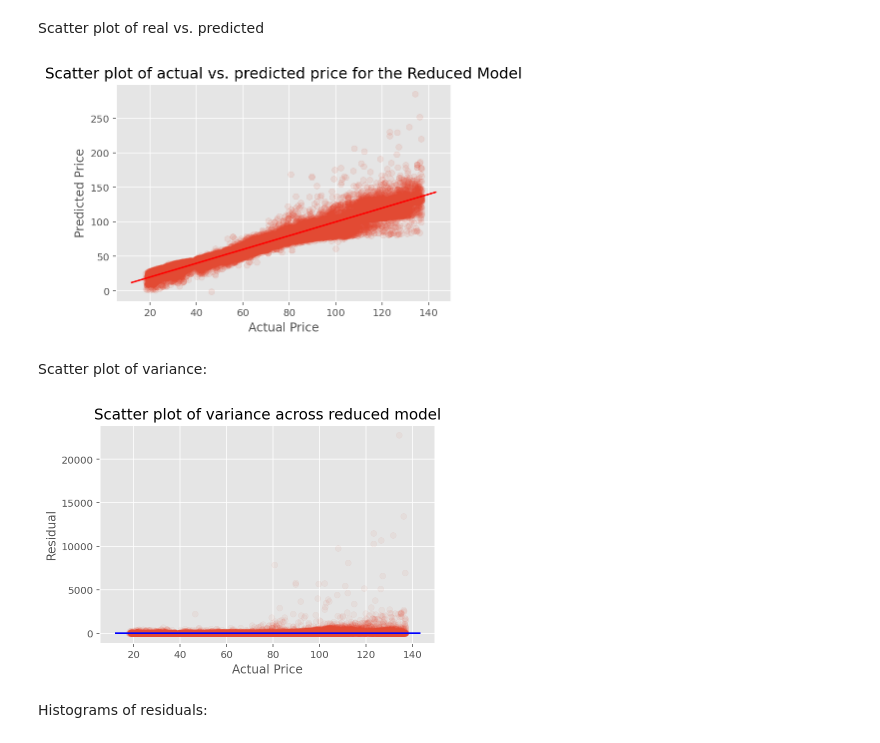
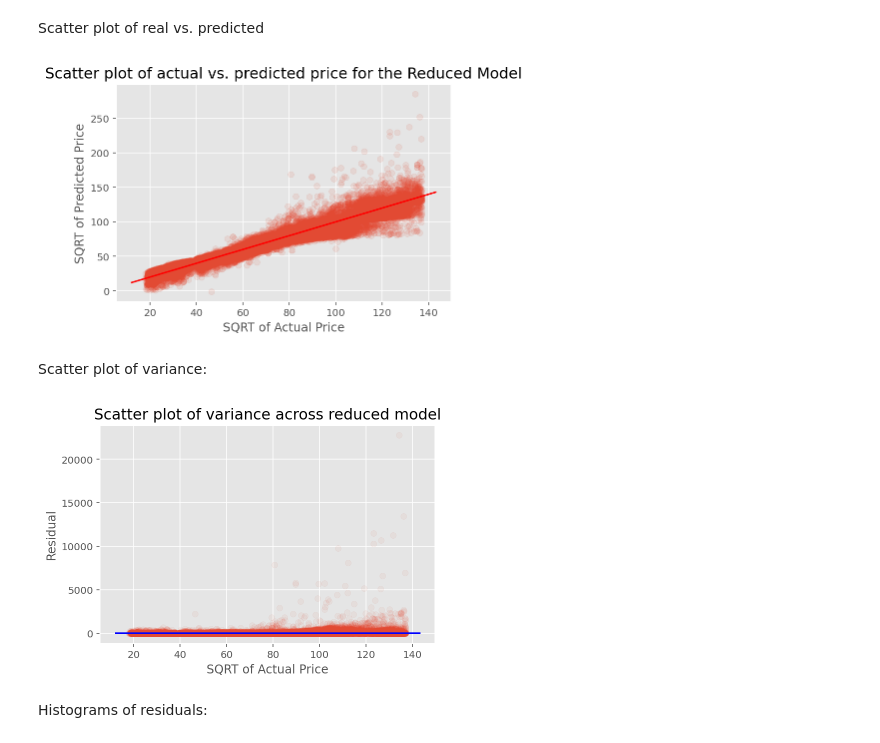
Before and after one commit to billytheme/computing-maths-group-32, a Jupyter notebook: Phase_2_Report.ipynb, the cells around one changed output. Cells and saved outputs as stored; diff of their text form; code cells hidden in the pictures.

```diff
--- a/Phase_2_Report.ipynb
+++ b/Phase_2_Report.ipynb
@@ -262,0 +188,10 @@ Now, let us perform a more detailed check as to whether the variance has been ma
+# %%
+df_enc_scaled = df_enc.copy()
+df_enc_scaled['price'] = np.sqrt(df_enc_scaled['price'])
+df_enc_scaled = df_enc_scaled.rename(columns={'price': 'sqrt_price'})
+
+formula_scaled = 'sqrt_price ~ ' + ' + '.join(df_enc_scaled.drop(columns='sqrt_price').columns)
+# %%
+model_full_scaled = sm.formula.ols(formula=formula_scaled, data=df_enc_scaled)
+model_full_scaled_fit = model_full_scaled.fit()
+print(model_full_scaled_fit.summary())
@@ -313,7 +316,7 @@ Our initial R-squared value is quite high, at 0.950, explaining 95% of the varia
 We will use the preprepared code below to to perform backward feature selection using p-values ([credit](https://github.com/vaksakalli/stats_tutorials/blob/master/Regression_Case_Study1_web.ipynb)).
 # %%
 ## create the patsy model description from formula
-patsy_description = patsy.ModelDesc.from_formula(formula)
+patsy_description = patsy.ModelDesc.from_formula(formula_scaled)
 
 # initialize feature-selected fit to full model
 linreg_fit = model_full_scaled_fit
@@ -388,7 +391,7 @@ Overview of your reduced model, including the variables and terms you are using
 # %% [markdown]
 You need to check whether there are indications of violations of the regression assumptions for the reduced model.
 # %%
-residuals_reduced_model = pd.DataFrame({'actual': df_enc_scaled['price'],
+residuals_reduced_model = pd.DataFrame({'actual': df_enc_scaled['sqrt_price'],
                         'predicted': model_reduced_fitted.fittedvalues,
                         'residual': model_reduced_fitted.resid})
 residuals_reduced_model.head(5)
@@ -404,17 +407,17 @@ Scatter plot of real vs. predicted
 # %%
 def plot_line(axis, slope, intercept, **kargs):
     xmin, xmax = axis.get_xlim()
     plt.plot([xmin, xmax], [xmin*slope+intercept, xmax*slope+intercept], **kargs)
 
 # Creating scatter plot
 plt.scatter(residuals_reduced_model['actual'], residuals_reduced_model['predicted'], alpha=0.1);
 plot_line(axis=plt.gca(), slope=1, intercept=0, c="red");
-plt.xlabel('Actual Price');
-plt.ylabel('Predicted Price');
+plt.xlabel('SQRT of Actual Price');
+plt.ylabel('SQRT of Predicted Price');
 plt.title('Scatter plot of actual vs. predicted price for the Reduced Model', fontsize=15);
 plt.show();
 # %% [output]
-[figure, old version]
+[figure, new version]
 # %% [markdown]
 Scatter plot of variance:
 # %%
@@ -425,12 +428,12 @@ def plot_line(axis, slope, intercept, **kargs):
 # Creating scatter plot
 plt.scatter(residuals_reduced_model['actual'], residuals_reduced_model['residual']**2, alpha=0.05);
 plot_line(axis=plt.gca(), slope=0, intercept=np.average(residuals_reduced_model['residual']**2), c="blue");
-plt.xlabel('Actual Price');
+plt.xlabel('SQRT of Actual Price');
 plt.ylabel('Residual');
 plt.title('Scatter plot of variance across reduced model', fontsize=15);
 plt.show();
 # %% [output]
-[figure, old version]
+[figure, new version]
 # %% [markdown]
 Histograms of residuals:
 # %%
```
Also changed, not shown: parts of 38 cells of this notebook.
